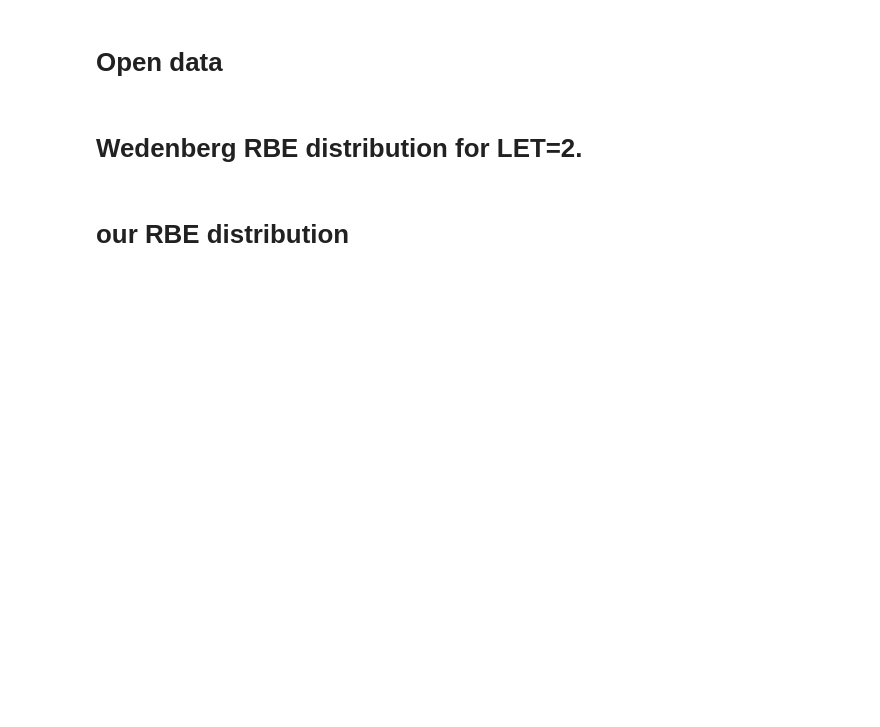
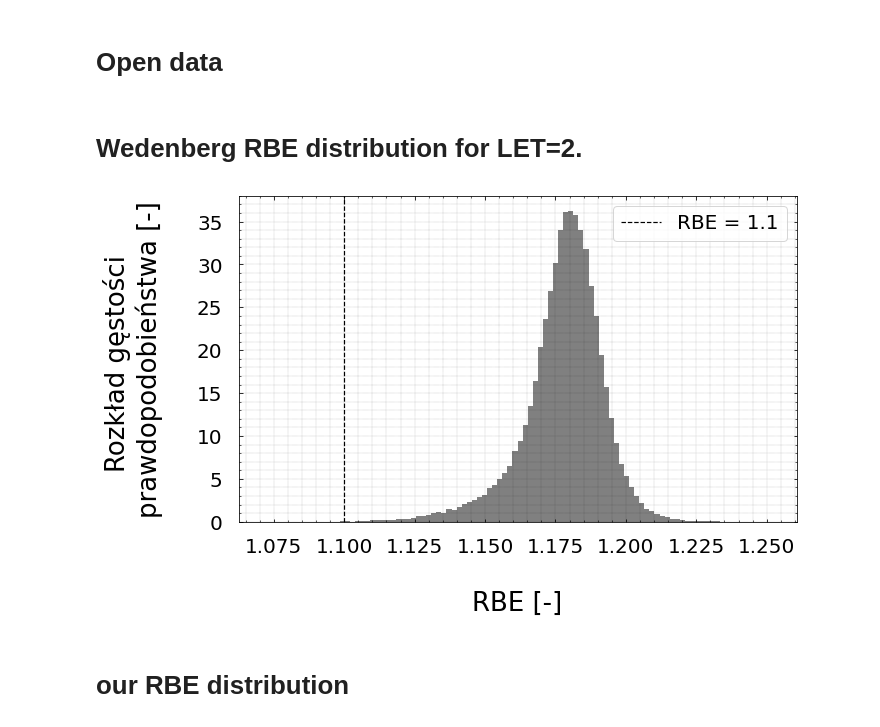
Before and after one commit to kingajelen/JelenPhD, a Jupyter notebook: 05_Dose_distribution_in_SOBP.ipynb, the cells around one changed output. Cells and saved outputs as stored; diff of their text form; code cells hidden in the pictures; blank space fills up the shorter version.

```diff
--- a/05_Dose_distribution_in_SOBP.ipynb
+++ b/05_Dose_distribution_in_SOBP.ipynb
@@ -101,12 +101,20 @@ tmp = rbe_wedenberg(2.0,3.0, 2.0, q )
 # %%
 tmp.hist(bins=(100), density=True,color='grey')
 plt.axvline(x=1.1, label='RBE = 1.1'.format(1.1),c='k',ls='--',lw=1.2)
 
 plot_style()
 plt.title("")
 plt.xlabel("\nRBE [-]")
 plt.ylabel("Rozkład gęstości \nprawdopodobieństwa [-]\n")
 plt.legend()
+
+tmp=pd.DataFrame(list(zip(tmp)),
+                          columns=['rbe'])
+tmp.to_csv("results/figure_5_9")
+
+plt.savefig(fname="results/figure_5_9",dpi= 700)
+# %% [output]
+[figure, added]
 # %%
 #RBE for q=0.434 from Wedenberg
 abx=2.
```
Also changed, not shown: parts of 5 cells of this notebook, 10 other files.
